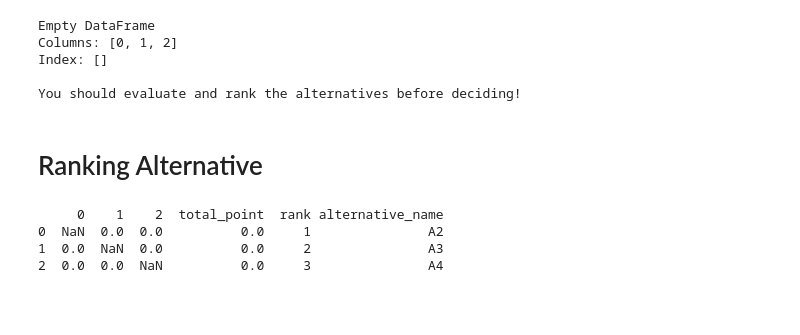
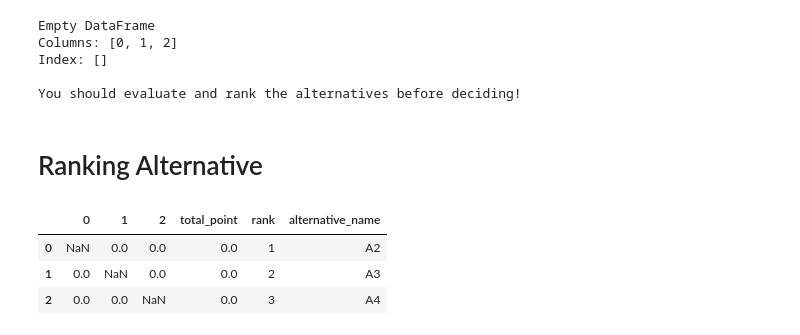
Before and after one commit to FarrelAD/DSS-ELECTRE, a Jupyter notebook: src/notebook.ipynb, the cells around one changed output. Cells and saved outputs as stored; diff of their text form; code cells hidden in the pictures; blank space fills up the shorter version.

```diff
--- a/src/notebook.ipynb
+++ b/src/notebook.ipynb
@@ -509,16 +513,16 @@ You should evaluate and rank the alternatives before deciding!
 # %%
 rank_table = concordance_matrix - discordance_matrix
 
 rank_table['total_point'] = rank_table.sum(axis=1)
 
 rank_table = rank_table.sort_values(by='total_point', ascending=False)
 rank_table['rank'] = range(1, len(rank_table) + 1)
 
 rank_table['alternative_name'] = rank_table['rank'].apply(lambda x: f"A{x+1}")
 
-print(rank_table)
+rank_table
 # %% [output]
-     0    1    2  total_point  rank alternative_name
-0  NaN  0.0  0.0          0.0     1               A2
-1  0.0  NaN  0.0          0.0     2               A3
-2  0.0  0.0  NaN          0.0     3               A4
+|  | 0 | 1 | 2 | total_point | rank | alternative_name |
+| 0 | NaN | 0.0 | 0.0 | 0.0 | 1 | A2 |
+| 1 | 0.0 | NaN | 0.0 | 0.0 | 2 | A3 |
+| 2 | 0.0 | 0.0 | NaN | 0.0 | 3 | A4 |
```
Also changed, not shown: parts of 20 cells of this notebook.
